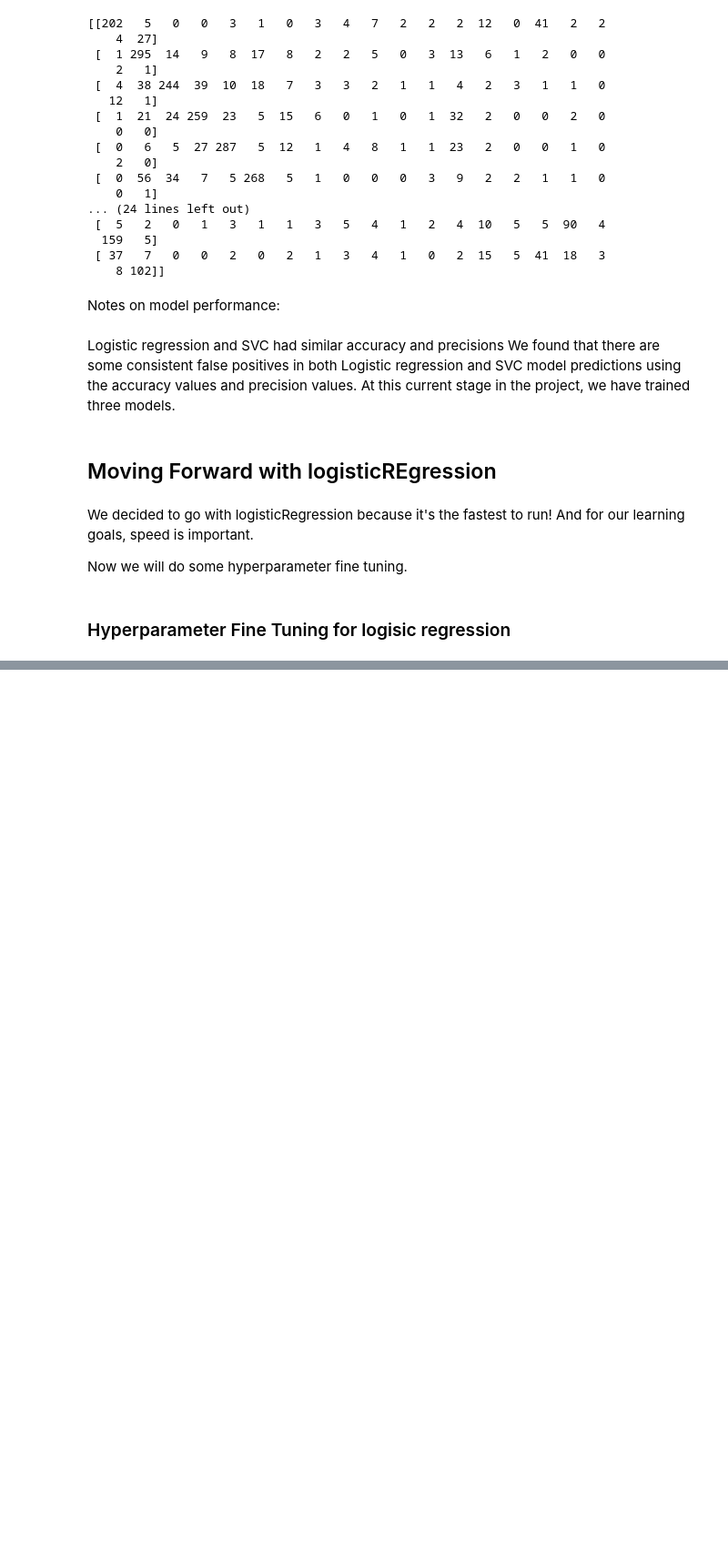
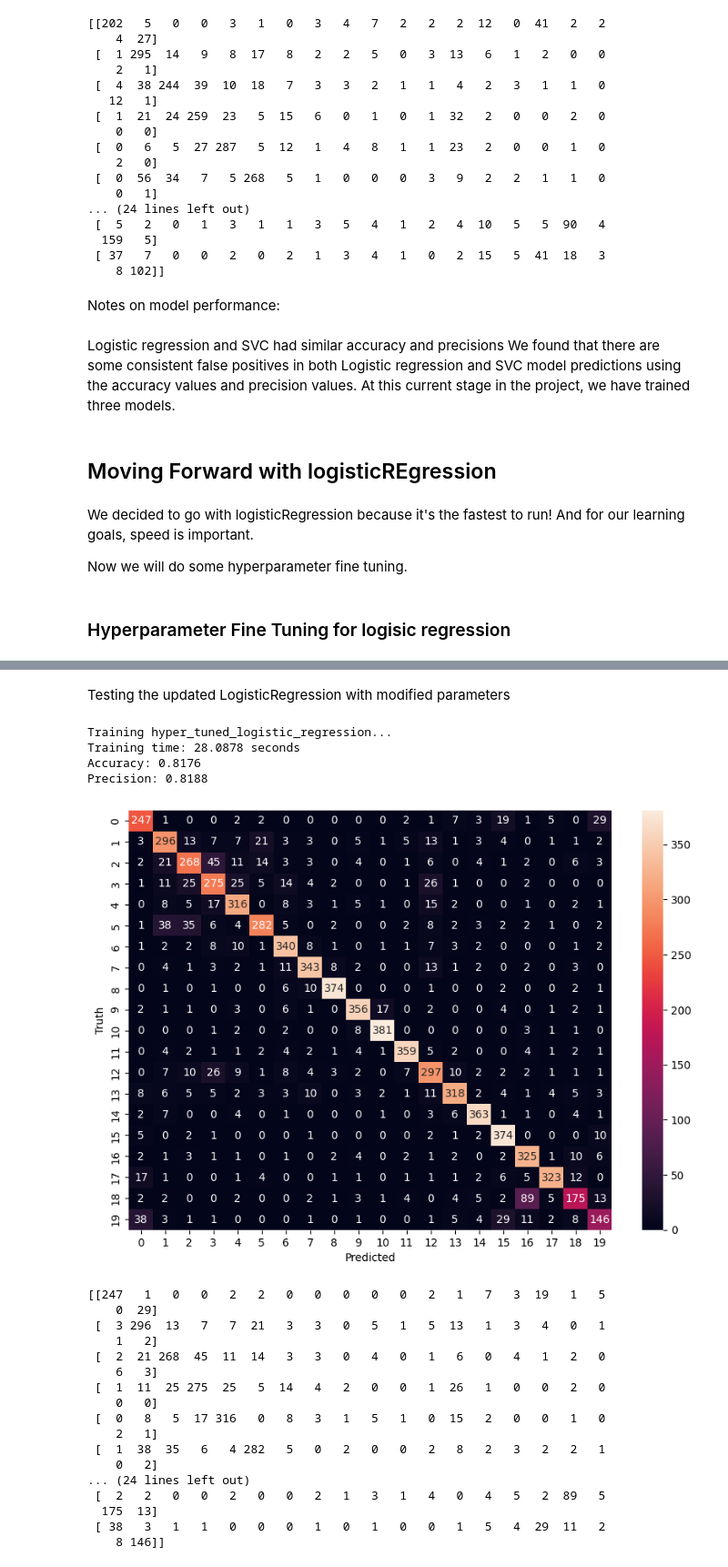
Before and after one commit to mikhailmena/BigBrainTeam, a Jupyter notebook: bigBrain.ipynb, the cells around one changed output, grey strips where cells are left out. Shown at 91% size. Saved outputs shown, nothing was run; the diff lists cells and outputs as text; code cells hidden in the pictures; blank space fills up the shorter version.

Commit message:
Ran second Version of Logistic Regression

```diff
--- a/bigBrain.ipynb
+++ b/bigBrain.ipynb
@@ -557,0 +504,20 @@ Fitting 3 folds for each of 720 candidates, totalling 2160 fits
+# %%
+# We generated this param_grid by looking at the docs for hours... pain staking!!!
+param_grid_modified = {
+    'C': [0.01, 100],
+    'solver': ['liblinear', 'saga'],
+}
+
+grid_search_modified = GridSearchCV(
+    estimator=LogisticRegression(),
+    param_grid=param_grid_modified,
+    cv=3,  # Use 3 folds in cross validation
+    scoring="neg_mean_absolute_error",
+    verbose=2,
+    n_jobs=-1,
+)
+
+grid_search_modified.fit(
+  training.data,
+  training.target
+)
@@ -557,0 +529,6 @@ Fitting 3 folds for each of 720 candidates, totalling 2160 fits
+# %%
+best_parameters = grid_search_modified.best_params_
+
+print(f"Best parameters: {best_parameters}")
+
+best_model = LogisticRegression(**best_parameters)
@@ -557,0 +544,34 @@ Fitting 3 folds for each of 720 candidates, totalling 2160 fits
+# %% [markdown]
+Testing the updated LogisticRegression with modified parameters
+# %%
+train_and_evaluate_with_confusion(
+  "hyper_tuned_logistic_regression",
+  best_model,
+  training.data,
+  training.target,
+  test.data,
+  test.target,
+)
+# %% [output]
+Training hyper_tuned_logistic_regression...
+Training time: 28.0878 seconds
+Accuracy: 0.8176
+Precision: 0.8188
+[figure, added]
+[[247   1   0   0   2   2   0   0   0   0   0   2   1   7   3  19   1   5
+    0  29]
+ [  3 296  13   7   7  21   3   3   0   5   1   5  13   1   3   4   0   1
+    1   2]
+ [  2  21 268  45  11  14   3   3   0   4   0   1   6   0   4   1   2   0
+    6   3]
+ [  1  11  25 275  25   5  14   4   2   0   0   1  26   1   0   0   2   0
+    0   0]
+ [  0   8   5  17 316   0   8   3   1   5   1   0  15   2   0   0   1   0
+    2   1]
+ [  1  38  35   6   4 282   5   0   2   0   0   2   8   2   3   2   2   1
+    0   2]
+... (24 lines left out)
+ [  2   2   0   0   2   0   0   2   1   3   1   4   0   4   5   2  89   5
+  175  13]
+ [ 38   3   1   1   0   0   0   1   0   1   0   0   1   5   4  29  11   2
+    8 146]]
```
Also changed, not shown: parts of 9 cells of this notebook.
